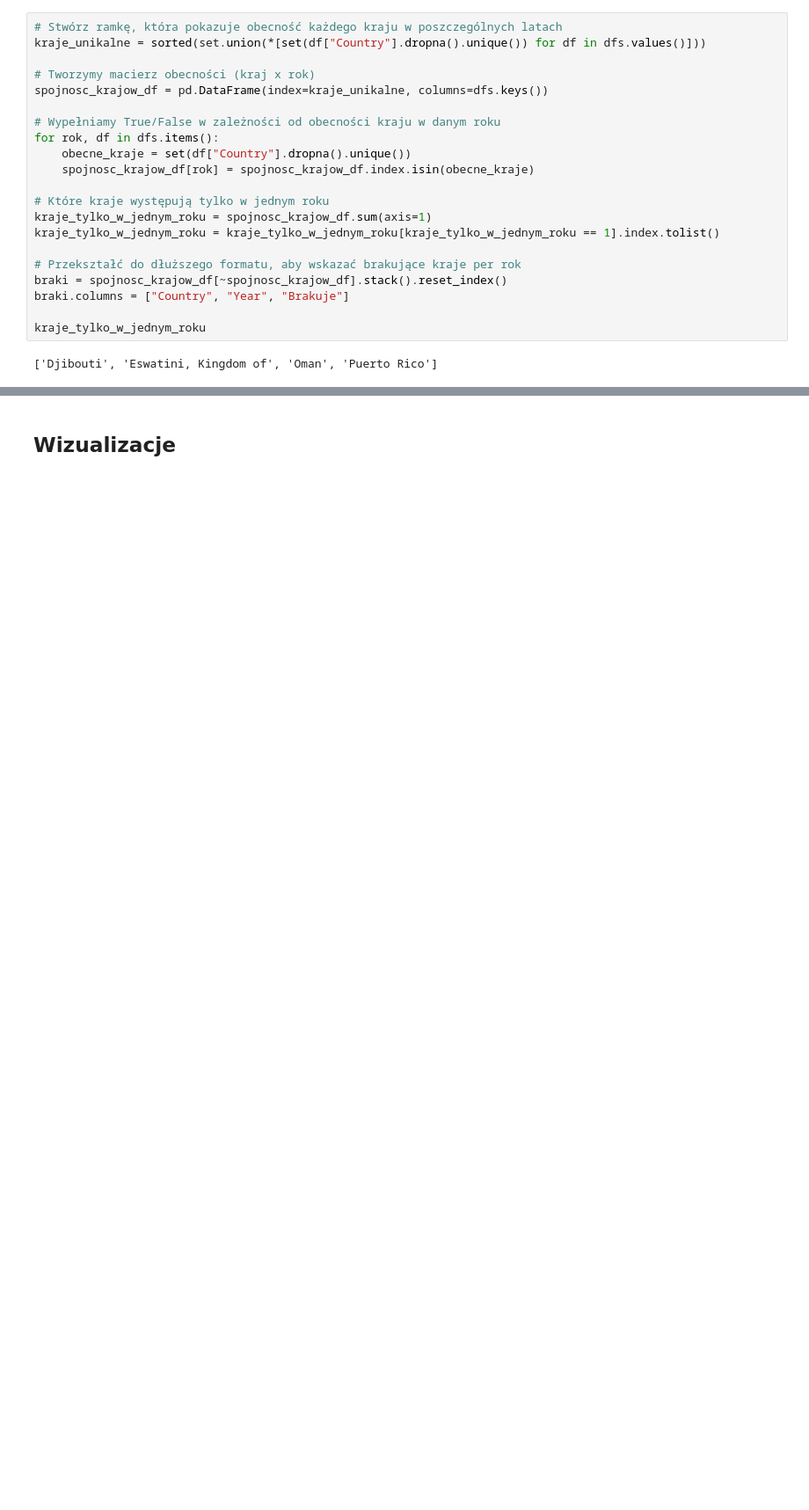
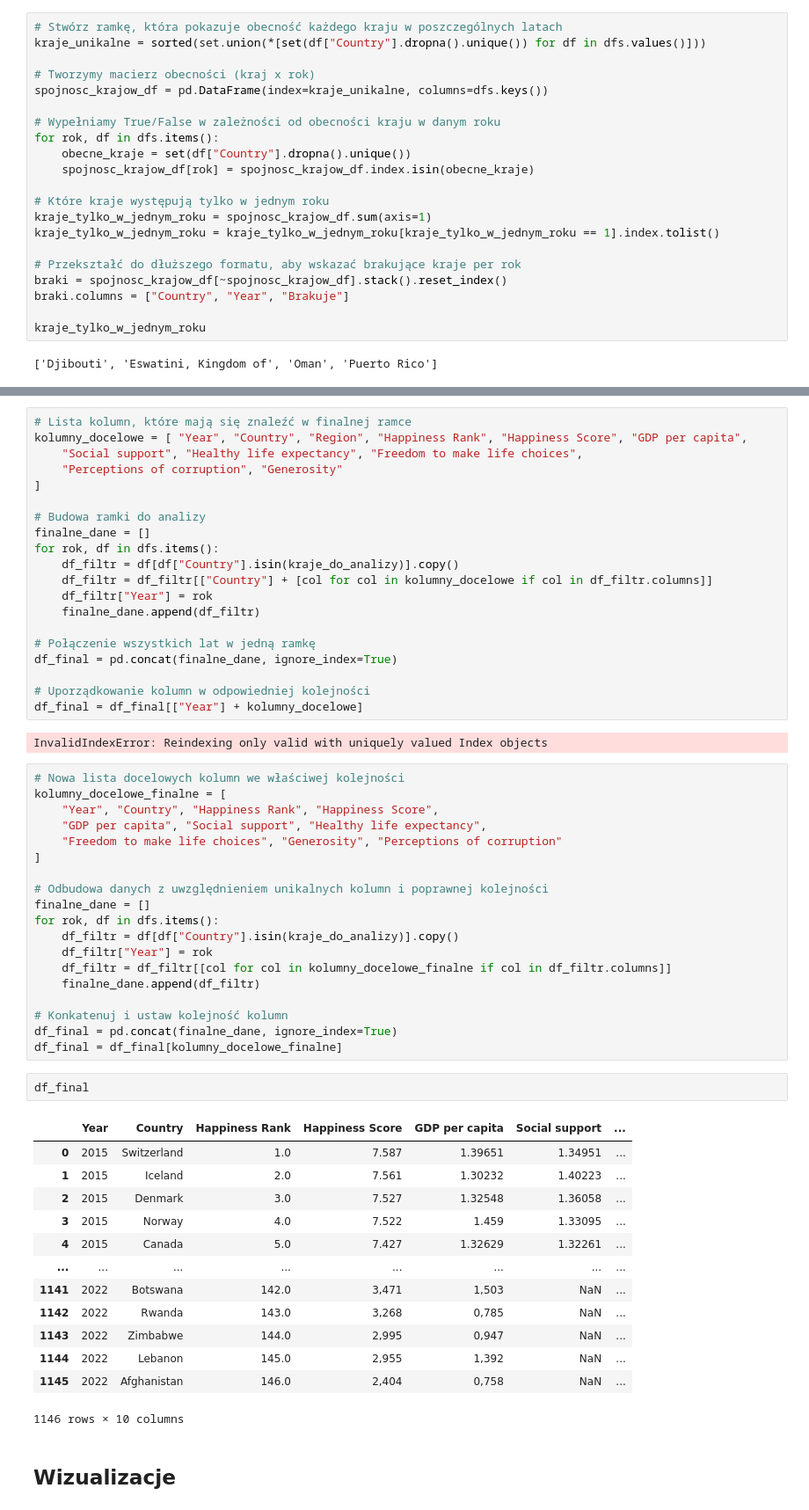
Before and after one commit to Kinga94/SAD_zadanie, a Jupyter notebook: SAD_world_happines_report.ipynb, the cells around one changed output, grey strips where cells are left out. Shown: that part at 88% size. Saved outputs shown, nothing was run; the diff lists cells and outputs as text; blank space fills up the shorter version.

```diff
--- a/SAD_world_happines_report.ipynb
+++ b/SAD_world_happines_report.ipynb
@@ -672,3 +706,60 @@ missing_regions_final
+# %%
+# Lista kolumn, które mają się znaleźć w finalnej ramce
+kolumny_docelowe = [ "Year", "Country", "Region", "Happiness Rank", "Happiness Score", "GDP per capita",
+    "Social support", "Healthy life expectancy", "Freedom to make life choices",
+    "Perceptions of corruption", "Generosity"
+]
+
+# Budowa ramki do analizy
+finalne_dane = []
+for rok, df in dfs.items():
+    df_filtr = df[df["Country"].isin(kraje_do_analizy)].copy()
+    df_filtr = df_filtr[["Country"] + [col for col in kolumny_docelowe if col in df_filtr.columns]]
+    df_filtr["Year"] = rok
+    finalne_dane.append(df_filtr)
+
+# Połączenie wszystkich lat w jedną ramkę
+df_final = pd.concat(finalne_dane, ignore_index=True)
+
+# Uporządkowanie kolumn w odpowiedniej kolejności
+df_final = df_final[["Year"] + kolumny_docelowe]
+# %% [output]
+InvalidIndexError: Reindexing only valid with uniquely valued Index objects
+# %%
+# Nowa lista docelowych kolumn we właściwej kolejności
+kolumny_docelowe_finalne = [
+    "Year", "Country", "Happiness Rank", "Happiness Score",
+    "GDP per capita", "Social support", "Healthy life expectancy",
+    "Freedom to make life choices", "Generosity", "Perceptions of corruption"
+]
+
+# Odbudowa danych z uwzględnieniem unikalnych kolumn i poprawnej kolejności
+finalne_dane = []
+for rok, df in dfs.items():
+    df_filtr = df[df["Country"].isin(kraje_do_analizy)].copy()
+    df_filtr["Year"] = rok
+    df_filtr = df_filtr[[col for col in kolumny_docelowe_finalne if col in df_filtr.columns]]
+    finalne_dane.append(df_filtr)
+
+# Konkatenuj i ustaw kolejność kolumn
+df_final = pd.concat(finalne_dane, ignore_index=True)
+df_final = df_final[kolumny_docelowe_finalne]
+# %%
+df_final
+# %% [output]
+|  | Year | Country | Happiness Rank | Happiness Score | GDP per capita | Social support | ... |
+| 0 | 2015 | Switzerland | 1.0 | 7.587 | 1.39651 | 1.34951 | ... |
+| 1 | 2015 | Iceland | 2.0 | 7.561 | 1.30232 | 1.40223 | ... |
+| 2 | 2015 | Denmark | 3.0 | 7.527 | 1.32548 | 1.36058 | ... |
+| 3 | 2015 | Norway | 4.0 | 7.522 | 1.459 | 1.33095 | ... |
+| 4 | 2015 | Canada | 5.0 | 7.427 | 1.32629 | 1.32261 | ... |
+| ... | ... | ... | ... | ... | ... | ... | ... |
+| 1141 | 2022 | Botswana | 142.0 | 3,471 | 1,503 | NaN | ... |
+| 1142 | 2022 | Rwanda | 143.0 | 3,268 | 0,785 | NaN | ... |
+| 1143 | 2022 | Zimbabwe | 144.0 | 2,995 | 0,947 | NaN | ... |
+| 1144 | 2022 | Lebanon | 145.0 | 2,955 | 1,392 | NaN | ... |
+| 1145 | 2022 | Afghanistan | 146.0 | 2,404 | 0,758 | NaN | ... |
+1146 rows × 10 columns
 # %% [markdown]
 ## Wizualizacje
 # %%
```
Also changed, not shown: parts of 10 cells of this notebook.
